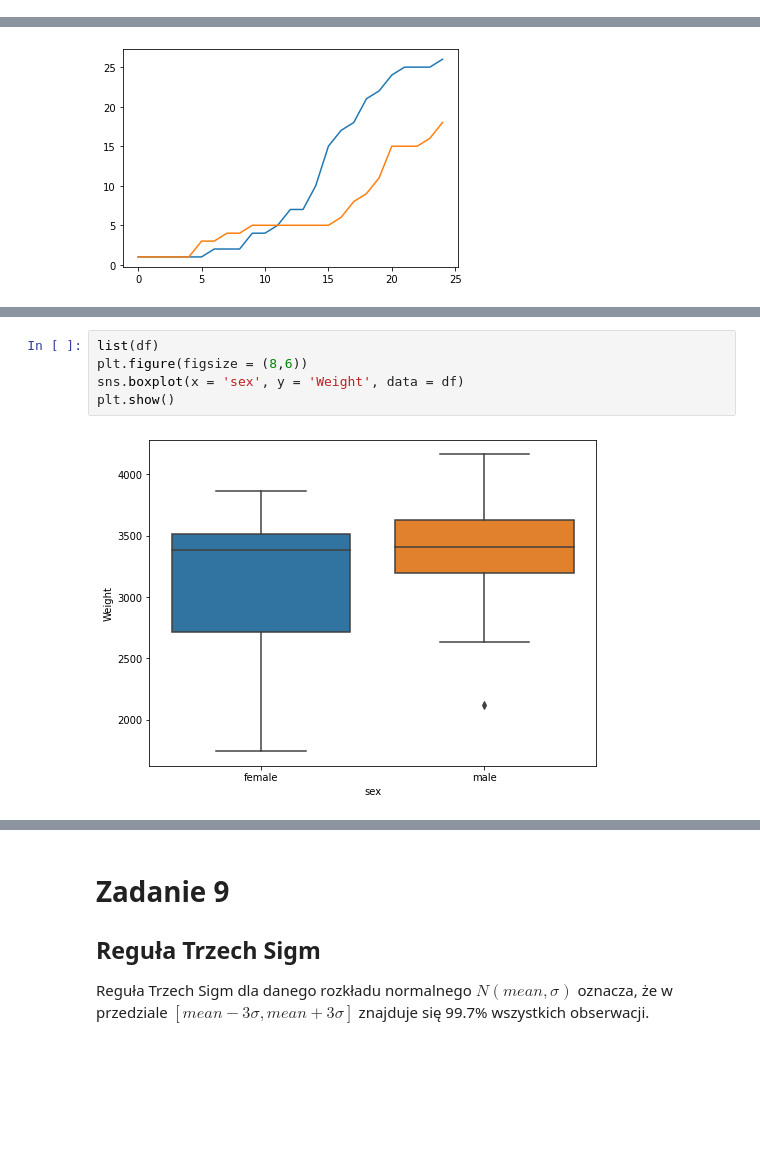
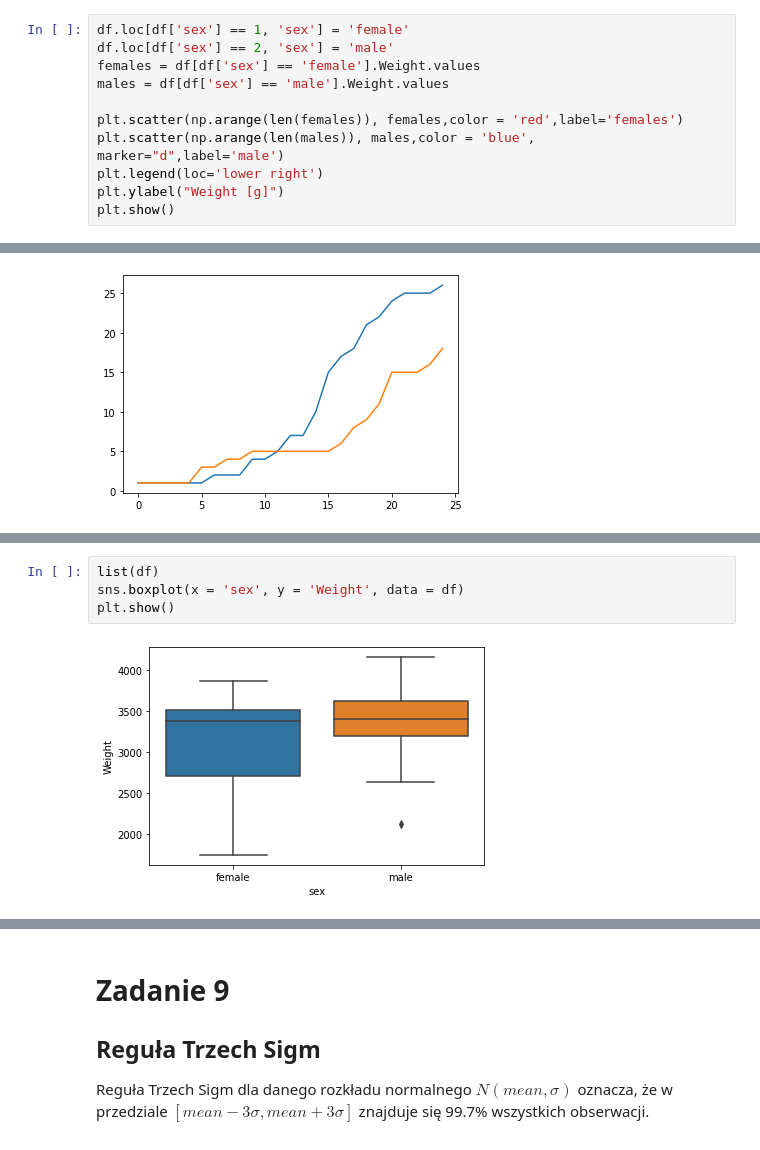
Before and after one commit to mladbago/podstawy_sztucznej_inteligencji, a Jupyter notebook: Z02_numy_pandas.ipynb, the cells around one changed output, grey strips where cells are left out. Cells and saved outputs as stored; diff of their text form; blank space fills up the shorter version.

```diff
--- a/Z02_numy_pandas.ipynb
+++ b/Z02_numy_pandas.ipynb
@@ -1681,0 +1675,11 @@ Proszę podzielić próbkę na dwie grupy ze względu na płeć (kolumna ``sex''
+# %%
+df.loc[df['sex'] == 1, 'sex'] = 'female'
+df.loc[df['sex'] == 2, 'sex'] = 'male'
+females = df[df['sex'] == 'female'].Weight.values
+males = df[df['sex'] == 'male'].Weight.values
+
+plt.scatter(np.arange(len(females)), females,color = 'red',label='females')
+plt.scatter(np.arange(len(males)), males,color = 'blue', marker="d",label='male')
+plt.legend(loc='lower right')
+plt.ylabel("Weight [g]")
+plt.show()
@@ -1722,8 +1714,7 @@ plt.show()
 # %%
 list(df)
-plt.figure(figsize = (8,6))
 sns.boxplot(x = 'sex', y = 'Weight', data = df)
 plt.show()
 # %% [output]
-[figure, old version]
+[figure, new version]
 # %%
```
Also changed, not shown: parts of 26 cells of this notebook.
